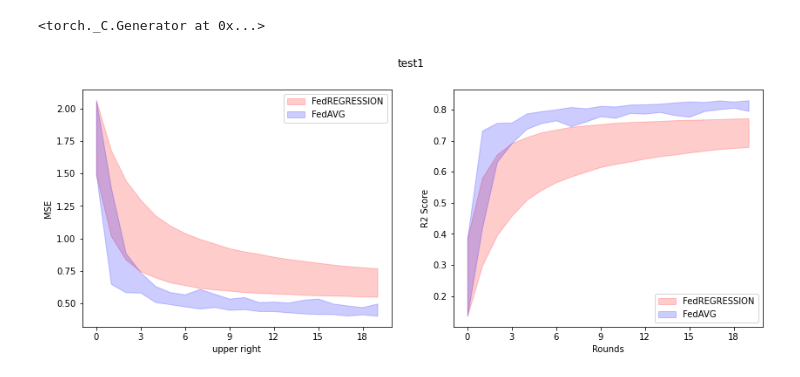
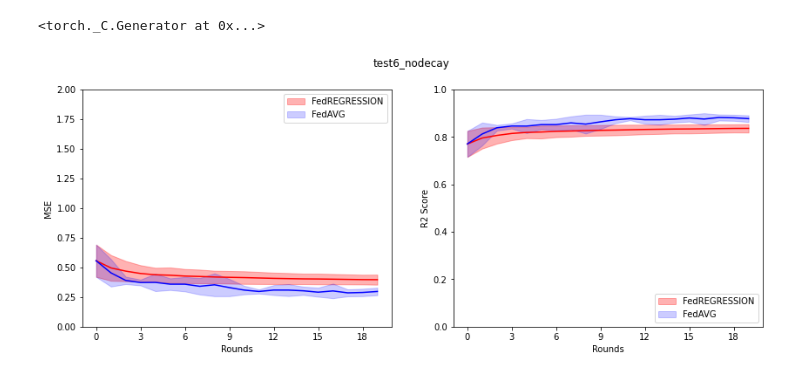
Before and after one commit to alexbergamasco96/NS_FederatedLearning, a Jupyter notebook: Multiprocessing_Iterations.ipynb, the cells around one changed output. Cells and saved outputs as stored; diff of their text form; code cells hidden in the pictures.

```diff
--- a/Multiprocessing_Iterations.ipynb
+++ b/Multiprocessing_Iterations.ipynb
@@ -27,14 +27,14 @@ torch.manual_seed(0)
 <torch._C.Generator at 0x...>
 # %%
 test_family = 'NonLinearModel_NonLinearTask'
-test_name = 'test1'
+test_name = 'test6_nodecay'
 # %%
 import concurrent.futures
 import multiprocessing as mp
 
 from external import *
 
-iterations = 7
+iterations = 20
 
 if __name__ == '__main__':
 
@@ -103,41 +103,47 @@ from matplotlib.ticker import MaxNLocator
 
 fig, (ax1, ax2) = plt.subplots(1, 2, figsize=(14,5))
 fig.suptitle(test_name)
 
 
-x = np.arange(num_rounds)
+x = np.arange(len(error_list[0]))
 
 ax1.xaxis.set_major_locator(MaxNLocator(integer=True))
 ax2.xaxis.set_major_locator(MaxNLocator(integer=True))
 
 
-ax1.fill_between(x, np.array(err)+np.array(err_std), np.array(err)-np.array(err_std), color='red', label='FedREGRESSION', alpha=0.2)
+ax1.fill_between(x, np.array(err)+np.array(err_std), np.array(err)-np.array(err_std), color='red', label='FedREGRESSION', alpha=0.3)
 ax1.fill_between(x, np.array(err_s)+np.array(err_s_std), np.array(err_s)-np.array(err_s_std), color='blue', label='FedAVG', alpha=0.2)
-ax1.legend(loc='best')
+ax1.plot(x, err, color='red')
+ax1.plot(x, err_s, color='blue')
 
-ax1.set_xlabel("upper right")
+ax1.legend(loc='upper right')
+
+ax1.set_xlabel("Rounds")
 ax1.set_ylabel("MSE")
 
 
+ax1.set_ylim(ymin=0, ymax=2)
 
-ax2.fill_between(x, np.array(sc)+np.array(sc_std), np.array(sc)-np.array(sc_std), color='red', label='FedREGRESSION', alpha=0.2)
+
+ax2.fill_between(x, np.array(sc)+np.array(sc_std), np.array(sc)-np.array(sc_std), color='red', label='FedREGRESSION', alpha=0.3)
 ax2.fill_between(x, np.array(sc_s)+np.array(sc_s_std), np.array(sc_s)-np.array(sc_s_std), color='blue', label='FedAVG', alpha=0.2)
-
+ax2.plot(x, sc, color='red')
+ax2.plot(x, sc_s, color='blue')
 ax2.legend(loc='lower right')
 
 ax2.set_xlabel("Rounds")
 ax2.set_ylabel("R2 Score")
 
-#ax2.set_ylim(ymin=0.2, ymax=1)
+ax2.set_ylim(ymin=0, ymax=1)
 
 
 
 
 plt.draw()
 
 plt.savefig("Results/"+test_family+"/plots/"+test_name+".svg")
 # %% [output]
-[figure, old version]
+[figure, new version]
 # %%
 import pandas as pd
 
```
Also changed, not shown: parts of 2 cells of this notebook, 34 other files.
